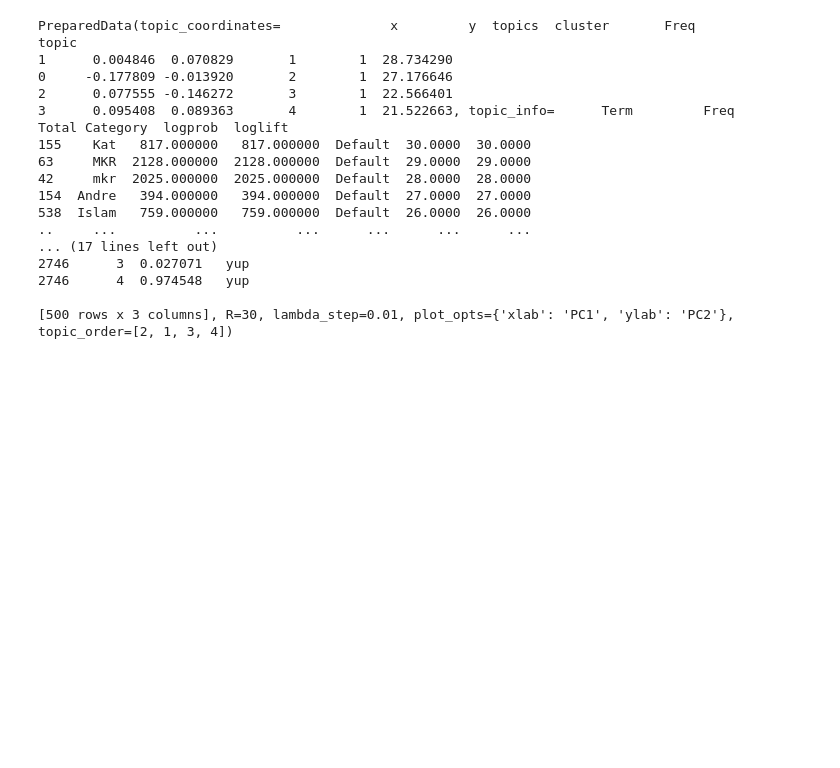
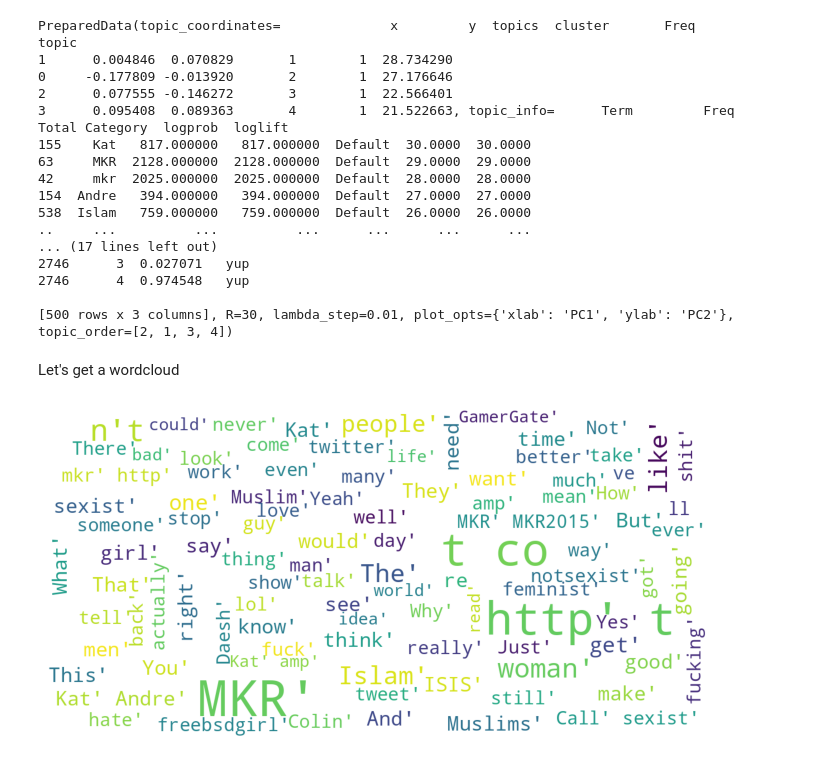
Before and after one commit to hmorales21/cyberbullying-detection-npl, a Jupyter notebook: notebooks/cyberbullying_npl_EDA.ipynb, the cells around one changed output. Saved outputs shown, nothing was run; the diff lists cells and outputs as text; code cells hidden in the pictures; blank space fills up the shorter version.

Commit message:
EDA- include wordcloud

```diff
--- a/notebooks/cyberbullying_npl_EDA.ipynb
+++ b/notebooks/cyberbullying_npl_EDA.ipynb
@@ -237,3 +238,41 @@ topic
 2746      4  0.974548   yup
 
 [500 rows x 3 columns], R=30, lambda_step=0.01, plot_opts={'xlab': 'PC1', 'ylab': 'PC2'}, topic_order=[2, 1, 3, 4])
+# %% [markdown]
+Let's get a wordcloud
+# %%
+def plot_wordcloud(text):
+
+    def _preprocess_text(text):
+        corpus=[]
+        stem=PorterStemmer()
+        lem=WordNetLemmatizer()
+        for news in text:
+            words=[w for w in word_tokenize(news) if (w not in stop)]
+
+            words=[lem.lemmatize(w) for w in words if len(w)>2]
+
+            corpus.append(words)
+        return corpus
+
+    corpus=_preprocess_text(text)
+
+    wordcloud = WordCloud(
+        background_color='white',
+        stopwords=set(STOPWORDS),
+        max_words=100,
+        max_font_size=30,
+        scale=3,
+        random_state=1)
+
+    wordcloud=wordcloud.generate(str(corpus))
+
+    fig = plt.figure(1, figsize=(12, 12))
+    plt.axis('off')
+
+    plt.imshow(wordcloud)
+    plt.show()
+# %%
+plot_wordcloud(df_cbd[~df_cbd['text'].isnull()]['text'])
+# %% [output]
+[figure, added]
```
Also changed, not shown: parts of 3 cells of this notebook.
